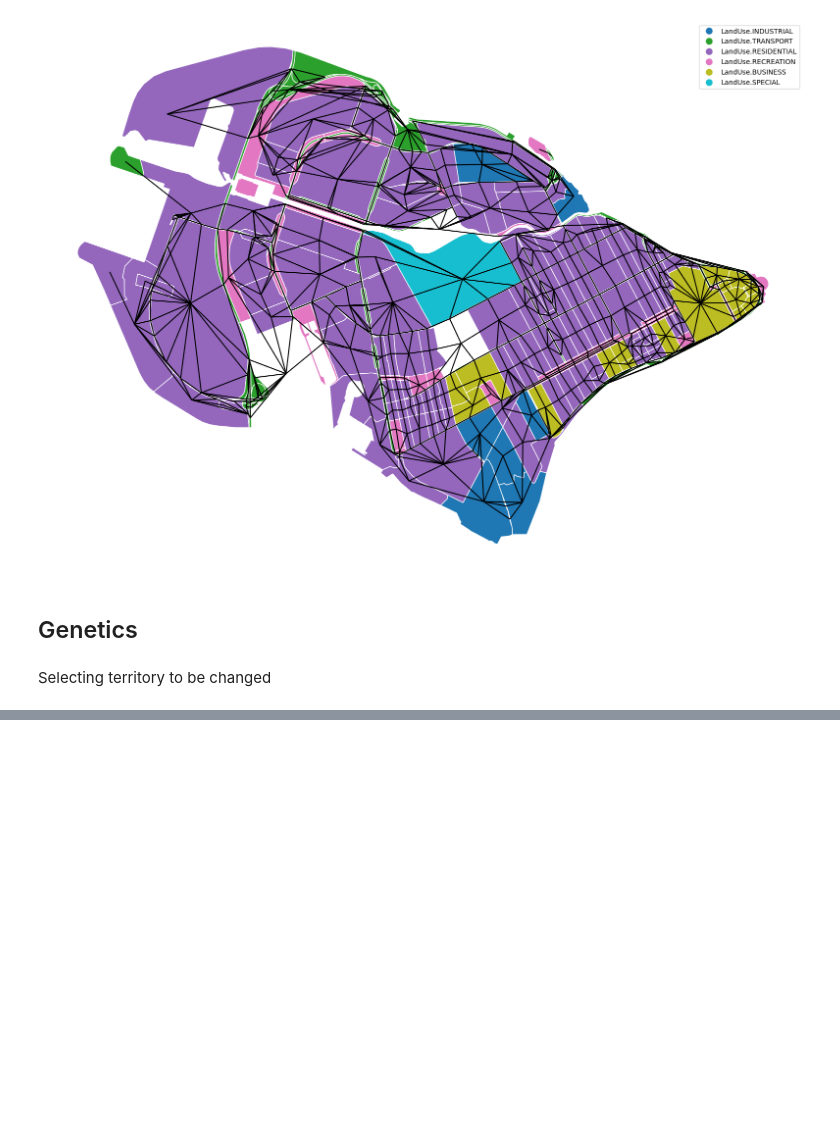
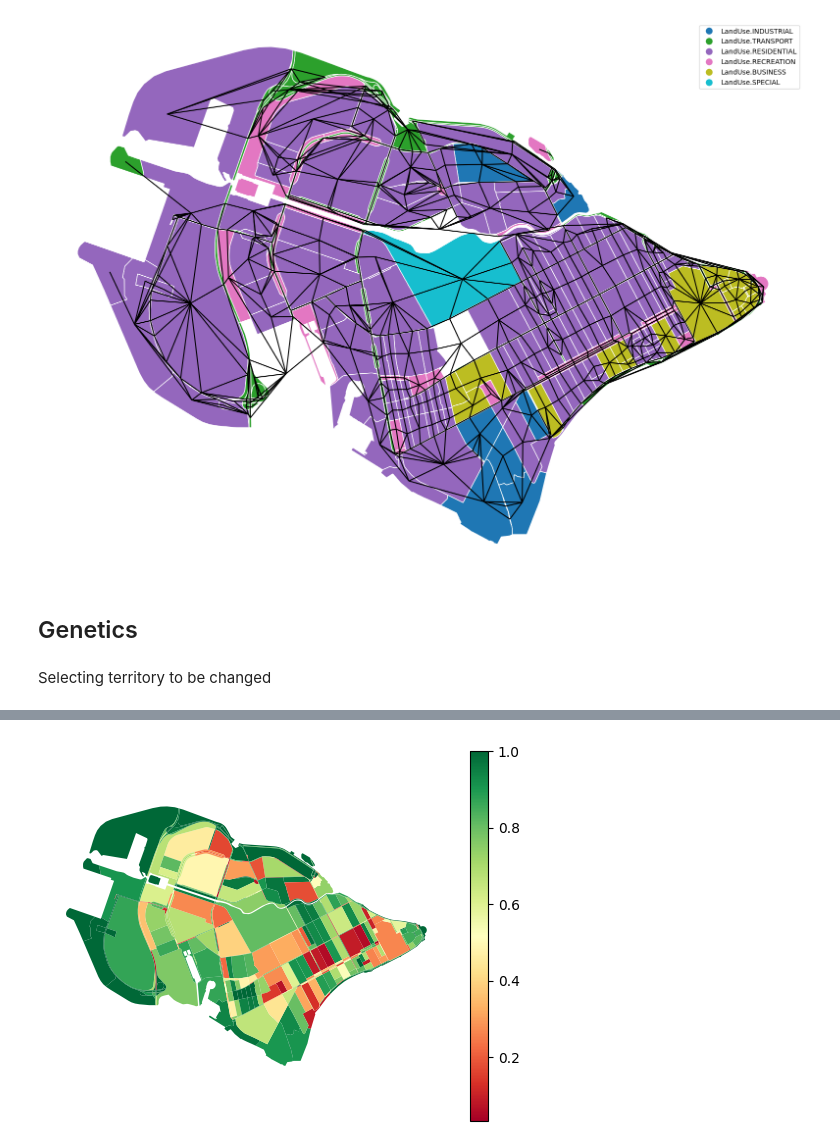
Before and after one commit to vasilstar97/lu-igi, a Jupyter notebook: examples/pygad_example.ipynb, the cells around one changed output, grey strips where cells are left out. Saved outputs shown, nothing was run; the diff lists cells and outputs as text; code cells hidden in the pictures; blank space fills up the shorter version.

```diff
--- a/examples/pygad_example.ipynb
+++ b/examples/pygad_example.ipynb
@@ -50,0 +51,5 @@ blocks_gdf.plot(column='assigned_land_use', legend=True, legend_kwds={'loc': 'lo
+# %%
+blocks_gdf['probability'] = blocks_gdf.apply(lambda s : s['probabilities'].get(s['assigned_land_use']), axis=1)
+blocks_gdf.plot(column='probability', cmap='RdYlGn', legend=True).set_axis_off()
+# %% [output]
+[figure, added]
```
Also changed, not shown: parts of 6 cells of this notebook, 3 other files.
